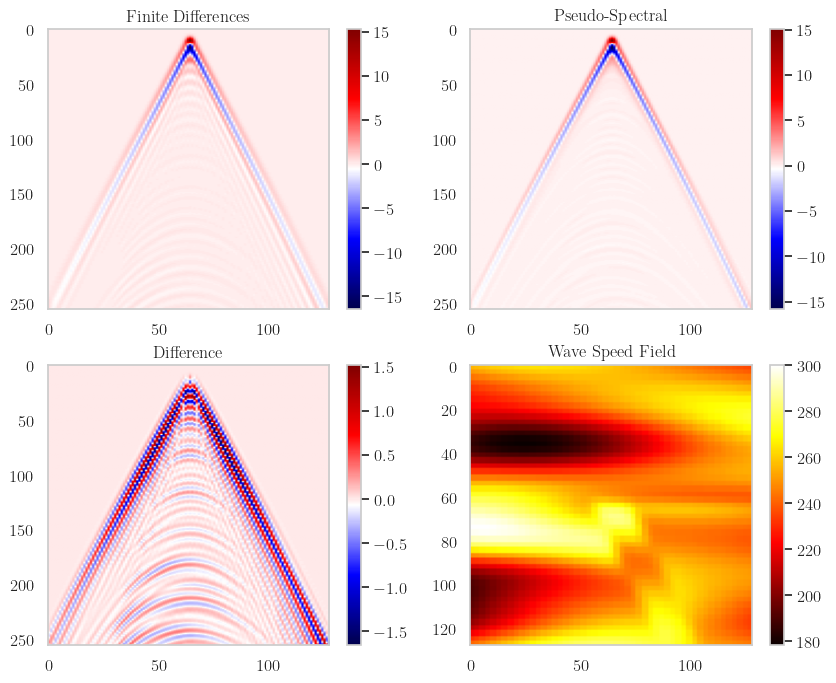
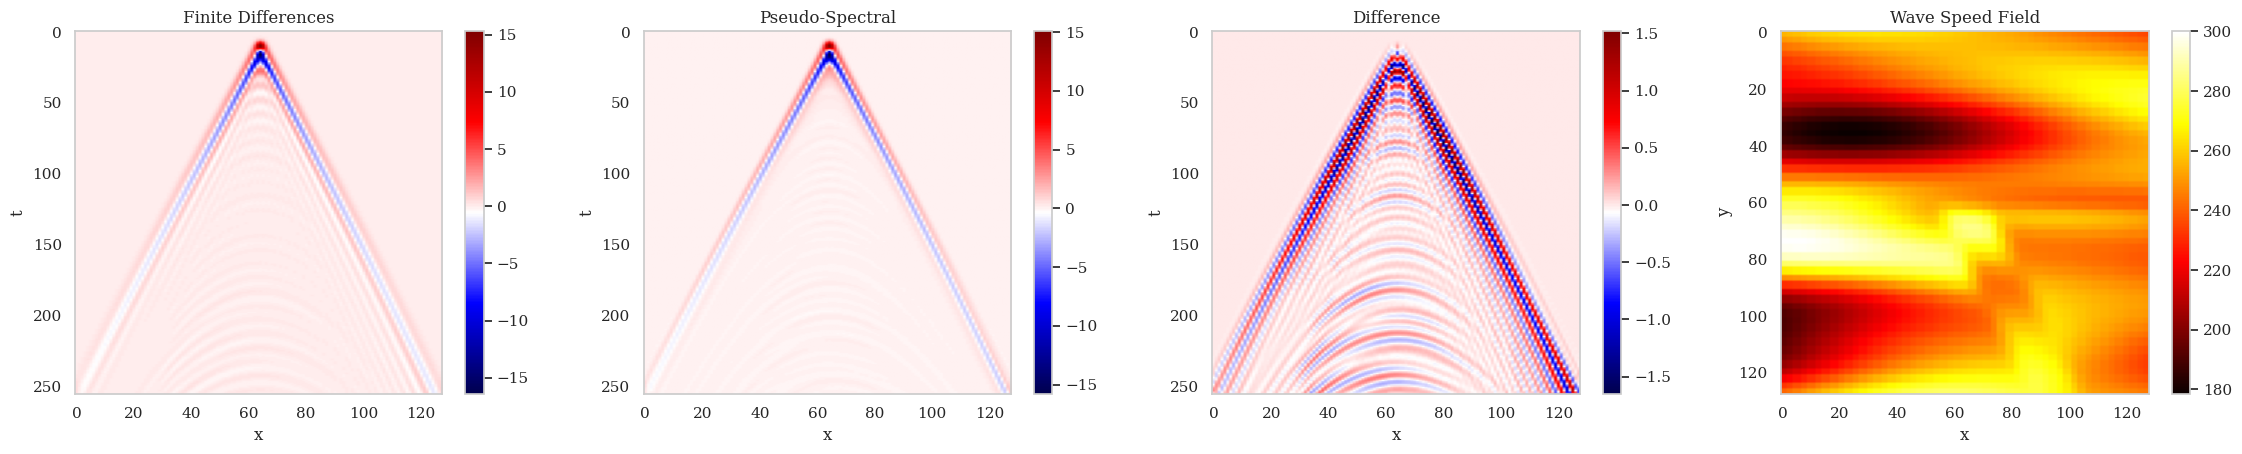
Code edit (unified diff) that turned the first committed figure into the second:
--- before
+++ after
@@ -1,19 +1,29 @@
-fig, ax = plt.subplots(2, 2, figsize=(10, 8))
-m = ax[0, 0].imshow(x0, aspect='auto', cmap='seismic')
-ax[0, 0].set_title("Finite Differences")
+fig, ax = plt.subplots(1, 4, figsize=(23, 5))
+m = ax[0].imshow(x0, aspect='auto', cmap='seismic')
+ax[0].set_title("Finite Differences")
 plt.colorbar(m)
-ax[0, 0].grid(False)
-m = ax[0, 1].imshow(y0, aspect='auto', cmap='seismic')
-ax[0, 1].set_title("Pseudo-Spectral")
-ax[0, 1].grid(False)
+ax[0].grid(False)
+m = ax[1].imshow(y0, aspect='auto', cmap='seismic')
+ax[1].set_title("Pseudo-Spectral")
+ax[1].grid(False)
 plt.colorbar(m)
-m = ax[1, 0].imshow((x0-y0), aspect='auto', cmap='seismic')
-ax[1, 0].set_title("Difference")
-ax[1, 0].grid(False)
+m = ax[2].imshow((x0-y0), aspect='auto', cmap='seismic')
+ax[2].set_title("Difference")
+ax[2].grid(False)
 plt.colorbar(m)
-m = ax[1, 1].imshow(c0, aspect='auto', cmap='hot')
-ax[1, 1].set_title("Wave Speed Field")
-ax[1, 1].grid(False)
+m = ax[3].imshow(c0, aspect='auto', cmap='hot')
+ax[3].set_title("Wave Speed Field")
+ax[3].grid(False)
 plt.colorbar(m)
+ax[0].set_xlabel("x")
+ax[1].set_xlabel("x")
+ax[2].set_xlabel("x")
+ax[0].set_ylabel("t")
+ax[1].set_ylabel("t")
+ax[2].set_ylabel("t")
+ax[3].set_xlabel("x")
+ax[3].set_ylabel("y")
+plt.tight_layout()
+
 plt.savefig("sample_example.jpg", dpi=150)
 plt.show()

Commit: update